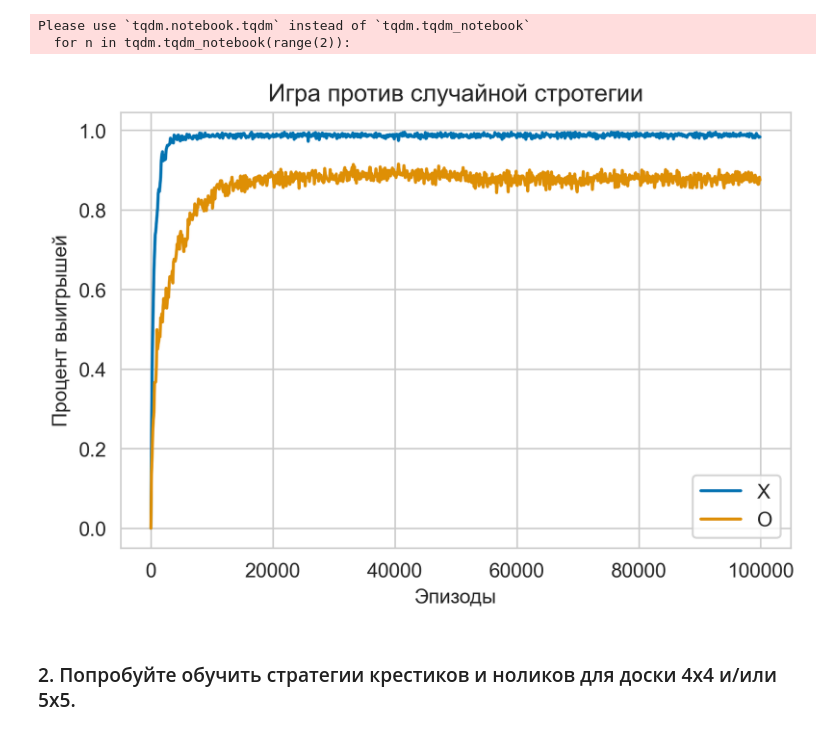
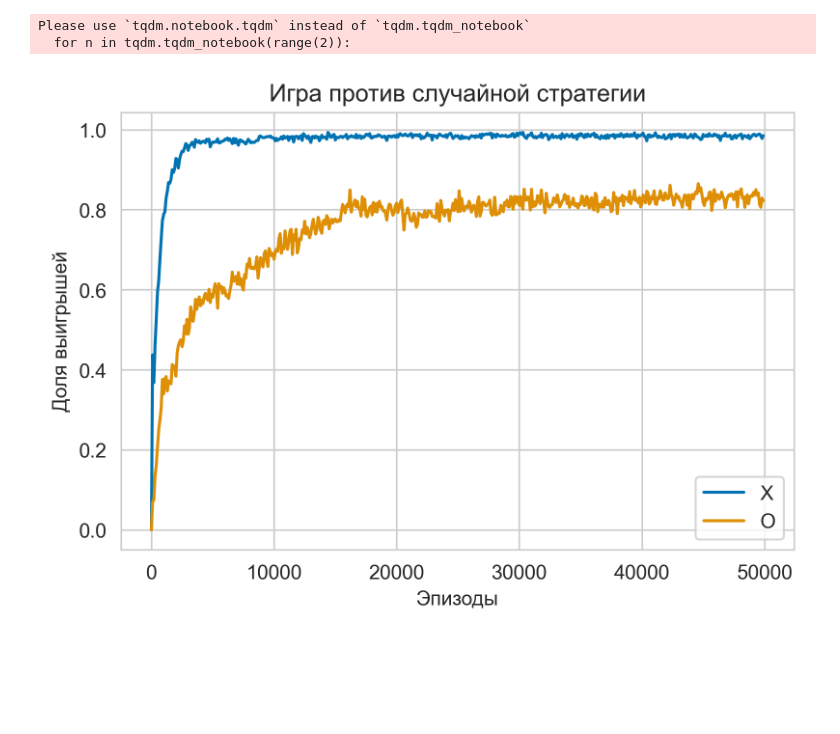
Before and after one commit to SavkinEgor/MADE_Advanced_DL, a Jupyter notebook: TicTacToe/TicTacToe_RL.ipynb, the cells around one changed output. Drawn from its saved outputs; the diff is of its cells as text; code cells hidden in the pictures; blank space fills up the shorter version.

```diff
--- a/TicTacToe/TicTacToe_RL.ipynb
+++ b/TicTacToe/TicTacToe_RL.ipynb
@@ -368,13 +331,20 @@ agent_X, agent_O, res_p1, res_p2, check_list = res_Q
+# %%
+action_size = len(empty_spaces)
+agent_X = DeterministicPolicyAgent(action_size)
+agent_O = DeterministicPolicyAgent(action_size)
+EPSILON = 0.5
+ALPHA = 0.01
+GAMMA = 1
+res_Q = Q_learning_train(env, agent_X, agent_O, total_episodes=50_000)
+agent_X, agent_O, res_p1, res_p2, check_list = res_Q
 # %%
-plt.title('Игра против случайной стротегии')
+plt.title('Игра против случайной стратегии')
 plt.xlabel('Эпизоды')
-plt.ylabel('Процент выигрышей')
+plt.ylabel('Доля выигрышей')
 plt.grid(True)
 plt.plot(check_list, res_p1, label="X")
 plt.plot(check_list, res_p2, label="O")
 plt.legend()
 plt.show()
 # %% [output]
-[figure, old version]
+[figure, new version]
-# %% [markdown]
-### 2. Попробуйте обучить стратегии крестиков и ноликов для доски 4х4 и/или 5х5.
```
Also changed, not shown: parts of 30 cells of this notebook, 1 other file.
